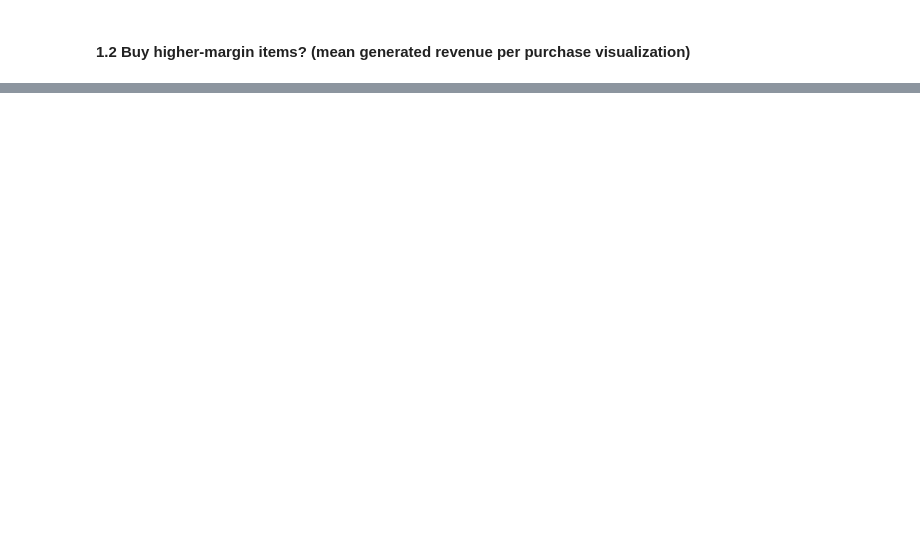
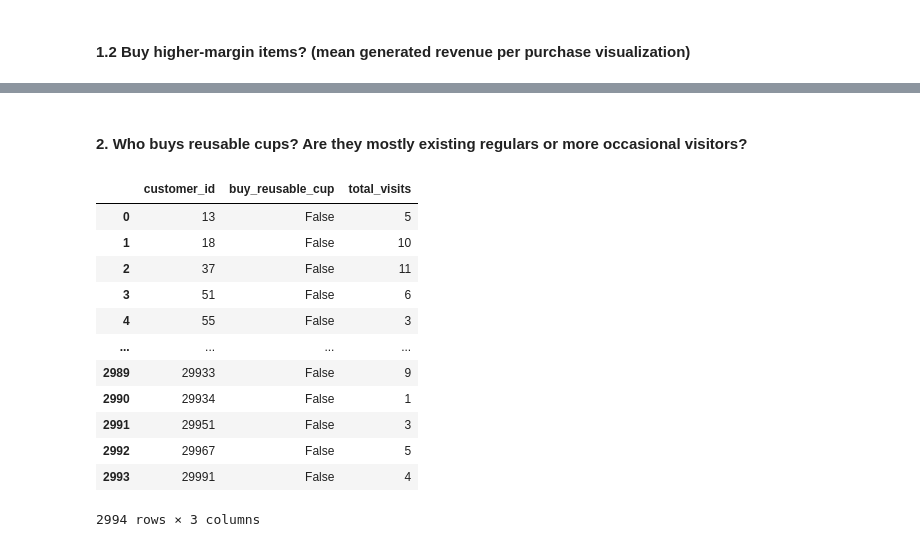
Before and after one commit to jentsang/wids-datathon, a Jupyter notebook: jessie_analysis.ipynb, the cells around one changed output, grey strips where cells are left out. Saved outputs shown, nothing was run; the diff lists cells and outputs as text; code cells hidden in the pictures; blank space fills up the shorter version.

Commit message:
purchase merchandise? and who buys resuable cups?

```diff
--- a/jessie_analysis.ipynb
+++ b/jessie_analysis.ipynb
@@ -194,0 +229,25 @@ mean_revenue_viz.resolve_scale(
+# %% [markdown]
+#### 2. Who buys reusable cups? Are they mostly existing regulars or more occasional visitors?
+# %%
+resuable_cup_sales =  sales[sales['item_name'] == 'Reusable Coffee Cup']
+resuable_cup_customer_list = resuable_cup_sales['customer_id'].unique().tolist()
+other_customer_list = [x for x in sales['customer_id'].unique().tolist() if x not in resuable_cup_customer_list]
+# %%
+sales['buy_reusable_cup'] = np.where(sales['customer_id'].isin(resuable_cup_customer_list), True, False)
+reusable_cup_viz_df = sales.groupby(['customer_id', 'buy_reusable_cup']).size().reset_index()
+reusable_cup_viz_df.columns = ['customer_id', 'buy_reusable_cup', 'total_visits']
+reusable_cup_viz_df
+# %% [output]
+|  | customer_id | buy_reusable_cup | total_visits |
+| 0 | 13 | False | 5 |
+| 1 | 18 | False | 10 |
+| 2 | 37 | False | 11 |
+| 3 | 51 | False | 6 |
+| 4 | 55 | False | 3 |
+| ... | ... | ... | ... |
+| 2989 | 29933 | False | 9 |
+| 2990 | 29934 | False | 1 |
+| 2991 | 29951 | False | 3 |
+| 2992 | 29967 | False | 5 |
+| 2993 | 29991 | False | 4 |
+2994 rows × 3 columns
```
Also changed, not shown: parts of 10 cells of this notebook.
